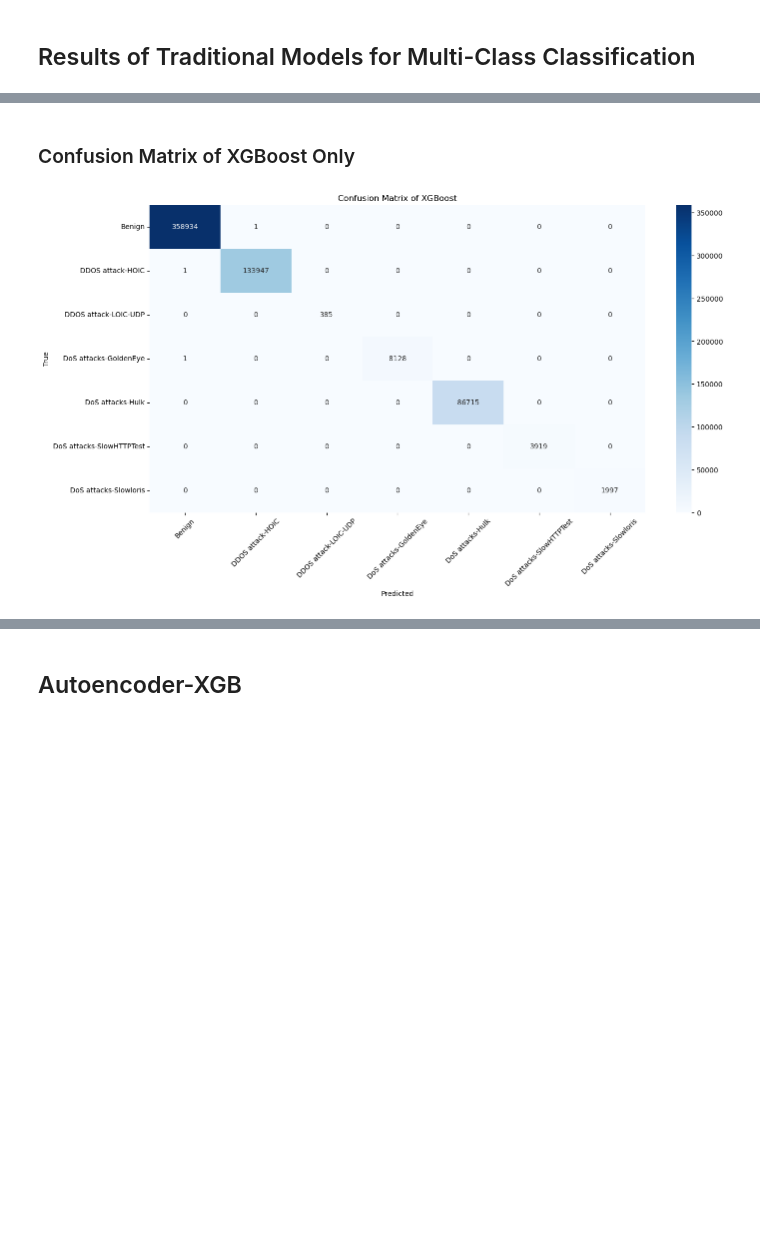
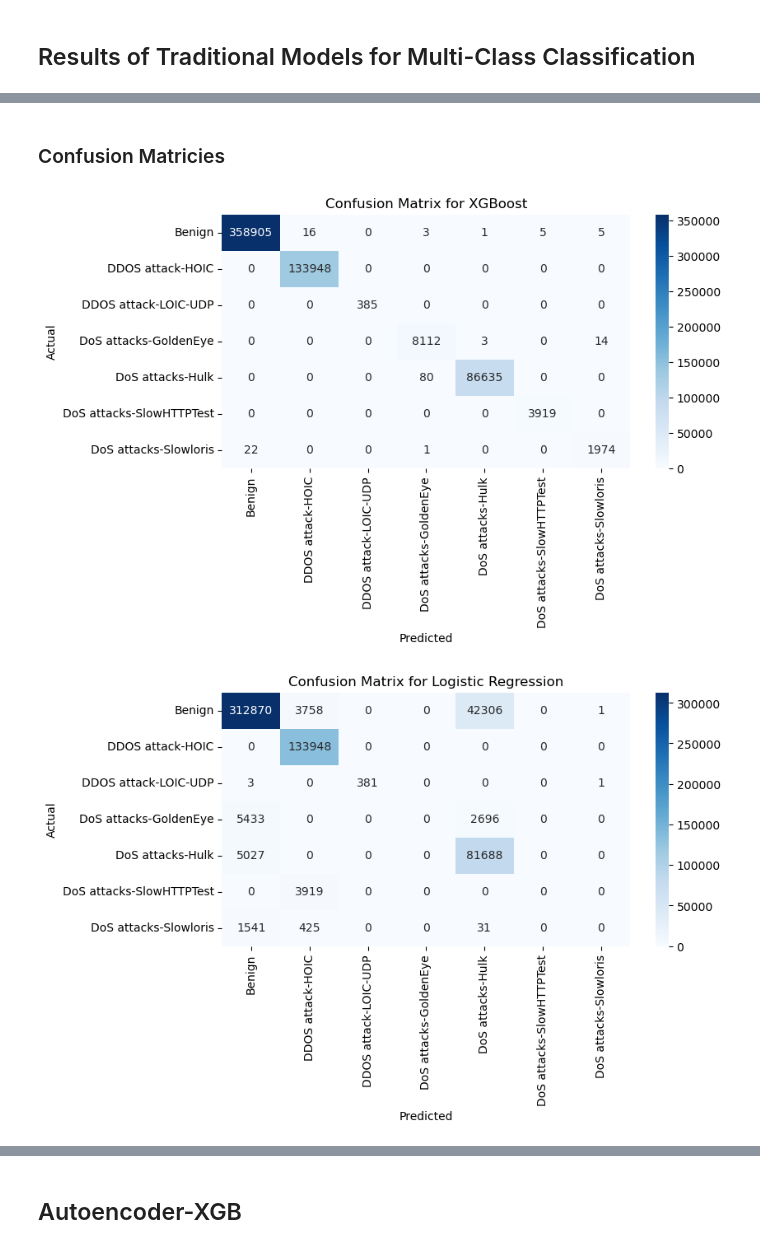
Before and after one commit to luisdavidgarcia/DDoS-Hybrid-Detection-System, a Jupyter notebook: notebooks/results_cicids2018.ipynb, the cells around one changed output, grey strips where cells are left out. Drawn from its saved outputs; the diff is of its cells as text; code cells hidden in the pictures; blank space fills up the shorter version.

```diff
--- a/notebooks/results_cicids2018.ipynb
+++ b/notebooks/results_cicids2018.ipynb
@@ -227,6 +227,6 @@ mutual_info.sort_values(ascending=False).plot.bar(figsize=(20,10))
 # %%
 # SelectKBest for Top 20 Features
-top_20_features = SelectKBest(mutual_info_classif, k=20)
+top_20_features = SelectKBest(mutual_info_classif, k=4)
 top_20_features.fit(X_train, y_train)
 X_train.columns[top_20_features.get_support()]
 # %% [output]
@@ -270,10 +266,13 @@ plt.show()
 # %%
-top_20_features = ['Dst Port', 'TotLen Fwd Pkts', 'Fwd Pkt Len Max', 'Fwd Pkt Len Mean',
-       'Bwd Pkt Len Max', 'Bwd Pkt Len Mean', 'Flow Pkts/s', 'Flow IAT Mean',
-       'Fwd IAT Tot', 'Fwd IAT Mean', 'Fwd IAT Max', 'Fwd IAT Min',
-       'Fwd Header Len', 'Fwd Pkts/s', 'Bwd Pkts/s', 'Fwd Seg Size Avg',
-       'Bwd Seg Size Avg', 'Subflow Fwd Byts', 'Init Fwd Win Byts',
-       'Fwd Seg Size Min']
+top_20_features = ['Fwd Pkt Len Mean', 'Fwd Header Len', 'Fwd Seg Size Avg',
+       'Init Fwd Win Byts']
+
+# ['Dst Port', 'TotLen Fwd Pkts', 'Fwd Pkt Len Max', 'Fwd Pkt Len Mean',
+#        'Bwd Pkt Len Max', 'Bwd Pkt Len Mean', 'Flow Pkts/s', 'Flow IAT Mean',
+#        'Fwd IAT Tot', 'Fwd IAT Mean', 'Fwd IAT Max', 'Fwd IAT Min',
+#        'Fwd Header Len', 'Fwd Pkts/s', 'Bwd Pkts/s', 'Fwd Seg Size Avg',
+#        'Bwd Seg Size Avg', 'Subflow Fwd Byts', 'Init Fwd Win Byts',
+#        'Fwd Seg Size Min']
 
 X_train=X_train[top_20_features]
 X_test=X_test[top_20_features]
@@ -387,13 +386,14 @@ Prediction Time: 0.04099416732788086 seconds
-# %% [markdown]
-### Confusion Matrix of XGBoost Only
+# %% [markdown]
+### Confusion Matricies
 # %%
-# Plot confusion matrix
-plt.figure(figsize=(16, 8))
-sns.heatmap(results['XGBoost']['conf_matrix'], annot=True, fmt='d', cmap='Blues', xticklabels=le.classes_, yticklabels=le.classes_)
-plt.xlabel('Predicted')
-plt.ylabel('True')
-plt.xticks(rotation=45)
-plt.title('Confusion Matrix of XGBoost')
-plt.show()
+# Plot the confusion matrix for each model
+for model_name, metrics in results.items():
+    plt.figure(figsize=(8, 4))
+    sns.heatmap(metrics['conf_matrix'], annot=True, fmt='d', cmap='Blues', xticklabels=le.classes_, yticklabels=le.classes_)
+    plt.xlabel('Predicted')
+    plt.ylabel('Actual')
+    plt.title(f'Confusion Matrix for {model_name}')
+    plt.show()
 # %% [output]
-[figure, old version]
+[figure, new version]
+[figure, added]
```
Also changed, not shown: parts of 8 cells of this notebook, 9 other files.
